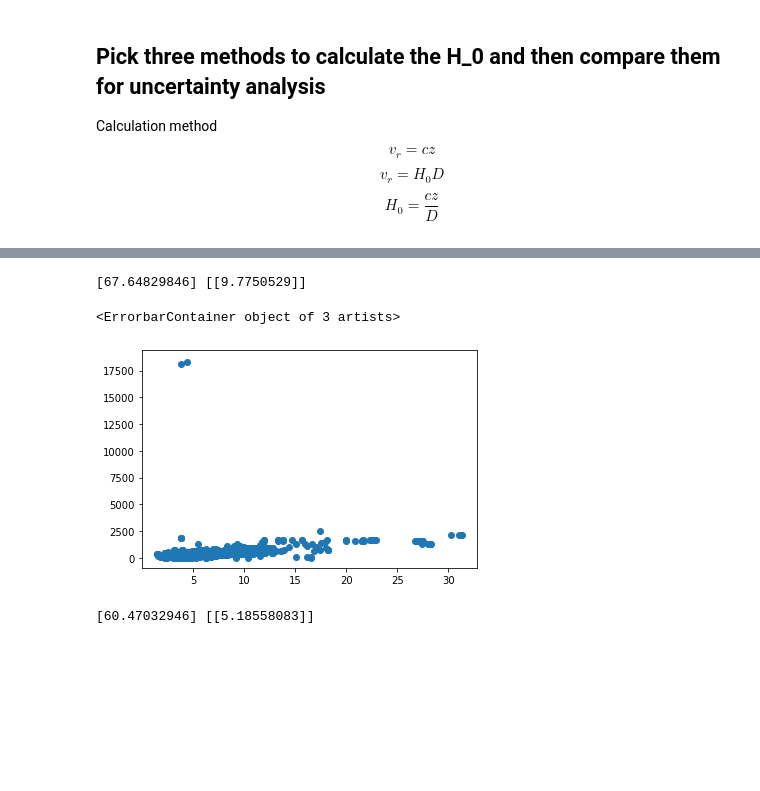
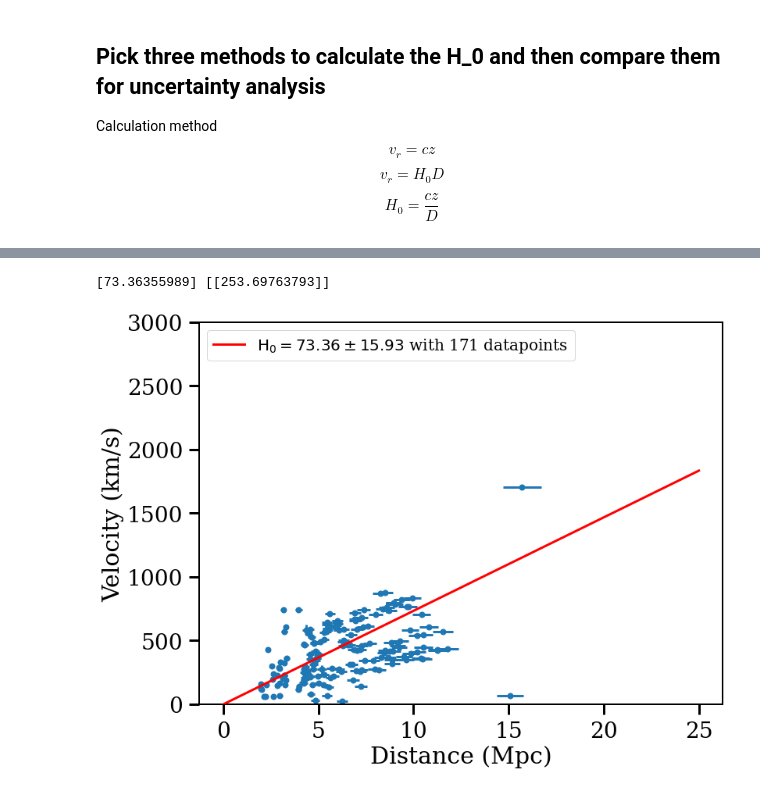
Before and after one commit to Brookluo/hubble_constant, a Jupyter notebook: h0_cal.ipynb, the cells around one changed output, grey strips where cells are left out. Saved outputs shown, nothing was run; the diff lists cells and outputs as text; code cells hidden in the pictures; blank space fills up the shorter version.

Commit message:
add all three methods and data

```diff
--- a/h0_cal.ipynb
+++ b/h0_cal.ipynb
@@ -64,6 +89,9 @@ def getGalInfo(galname):
     }
     res = requests.post('https://ned.ipac.caltech.edu/srs/ObjectLookup', data=res_data)
     return res.json()
+# %%
+def mod2dist(distance_modulus):
+    return 10**(distance_modulus /5)*10 / 1e6 # in unit Mpc
 # %% [markdown]
 ## Pick three methods to calculate the H_0 and then compare them for uncertainty analysis
 
@@ -139,9 +174,18 @@ not plot omega Cen
 # %%
-plt.figure(figsize=(8, 6))
+# plt.figure(figsize=(8, 6))
 trgb_d = []
 trgb_vr = []
 trgb_err_vr = []
-for index, row in trgb_method.iterrows():
+trgb_err_d = []
+max_paper = None
+max_num = 0
+for paper in trgb_method['REFCODE']:
+    if max_num < sum(trgb_method['REFCODE'] == paper):
+        max_num = sum(trgb_method['REFCODE'] == paper)
+        max_paper = paper
+trgb_method_paper = trgb_method[trgb_method['REFCODE'] == max_paper]
+print(max)
+for index, row in trgb_method_paper.iterrows():
     # print(bh_host_info[row["Galaxy ID"]][0])
     # if 3.35 < row["D (Mpc)"] and  row["D (Mpc)"] < 3.8:
     #     continue
@@ -155,9 +199,14 @@ for index, row in trgb_method.iterrows():
     if row["D (Mpc)"] < 10 and (const.c.to(u.km/u.s) * trgb_host_info[row["Galaxy ID"]][0]).value > 3000:
         print(row)
         print(trgb_host_info[row["Galaxy ID"]][0], trgb_host_info[row["Galaxy ID"]][1], trgb_host_info[row["Galaxy ID"]][2])
-    plt.scatter(row["D (Mpc)"], const.c.to(u.km/u.s) * trgb_host_info[row["Galaxy ID"]][0], c="r")
-    trgb_d.append(row["D (Mpc)"])
+    u_dist = mod2dist(unp.uarray(row["m-M"], row["err"]))
+    trgb_d.append(u_dist.n)
+    trgb_err_d.append(u_dist.s)
     trgb_vr.append(const.c.to(u.km/u.s) * trgb_host_info[row["Galaxy ID"]][0])
     trgb_err_vr.append(const.c.to(u.km/u.s) * trgb_host_info[row["Galaxy ID"]][1])
+trgb_d = np.array(trgb_d)
+trgb_err_d = np.array(trgb_err_d)
+trgb_vr = np.array([i.value for i in trgb_vr])
+trgb_err_vr = np.array([i.value for i in trgb_err_vr])
 # plt.ylim([0, 2e3])
 # %% [output]
@@ -182,28 +230,3 @@ Name: 229833, dtype: object
 # %%
 def hubble(d, H0):
     return H0 * d
-# %%
-trgb_vr_data = [i.value for i in trgb_vr]
-remove_value = (3.35 < np.array(trgb_d)) & (np.array(trgb_d) < 3.8)
-mask =  ((np.array(trgb_d) < 100)) & (np.array(trgb_d) > 1.5) & ~remove_value
-trgb_popt, trgb_pcov = curve_fit(hubble, np.array(trgb_d)[mask], np.array(trgb_vr_data)[mask])
-print(trgb_popt, trgb_pcov)
-# %% [output]
-[67.64829846] [[9.7750529]]
-# %%
-# mask =  ((np.array(trgb_d) < 25))
-trgb_err_vr_data = [i.value for i in trgb_err_vr]
-# plt.scatter(np.array(trgb_d)[mask], np.array(trgb_vr_data)[mask])
-plt.errorbar(np.array(trgb_d)[mask], np.array(trgb_vr_data)[mask],
-            yerr=np.array(trgb_err_vr_data)[mask], fmt='o')
-# plt.ylim([0, 200])
-# %% [output]
-<ErrorbarContainer object of 3 artists>
-[figure, removed]
-# %%
-bh_lm_vr_data = [i.value for i in bh_lm_vr]
-mask = np.ones_like(np.array(bh_lm_d), dtype=bool) #((np.array(bh_lm_vr_data) < 60000))
-bh_lm_popt, bh_lm_pcov = curve_fit(hubble, np.array(bh_lm_d)[mask], np.array(bh_lm_vr_data)[mask])
-print(bh_lm_popt, bh_lm_pcov)
-# %% [output]
-[60.47032946] [[5.18558083]]
@@ -209,0 +240,20 @@ print(bh_lm_popt, bh_lm_pcov)
+# %%
+remove_value = (3.35 < trgb_d) & (trgb_d < 3.9)
+dist_cut = (trgb_d > 3 * trgb_err_d)
+z_cut = (trgb_vr > 3 * trgb_err_vr)
+mask =   (trgb_d > 1.5) & ~remove_value & dist_cut & z_cut
+trgb_popt, trgb_pcov = curve_fit(hubble, trgb_d[mask], trgb_vr[mask])
+print(trgb_popt, trgb_pcov)
+plt.figure(figsize=(12, 9))
+plt.errorbar(trgb_d[mask], trgb_vr[mask], fmt='o', yerr=trgb_err_vr[mask], xerr=trgb_err_d[mask])
+xarr = np.linspace(0, 25)
+plt.plot(xarr, trgb_popt * xarr, "r", label=r"$H_0=%.2f \pm %.2f$ with %s datapoints" % (trgb_popt, np.sqrt(trgb_pcov), sum(mask)), zorder=1e10)
+plt.xlabel("Distance (Mpc)")
+plt.ylabel("Velocity (km/s)")
+plt.legend(loc="upper left")
+# plt.xlim([0, 450])
+plt.ylim([0, 3000])
+plt.savefig("trbg_single_paper.pdf", bbox_inches="tight")
+# %% [output]
+[73.36355989] [[253.69763793]]
+[figure, added]
```
Also changed, not shown: parts of 18 cells of this notebook, 11 other files.
